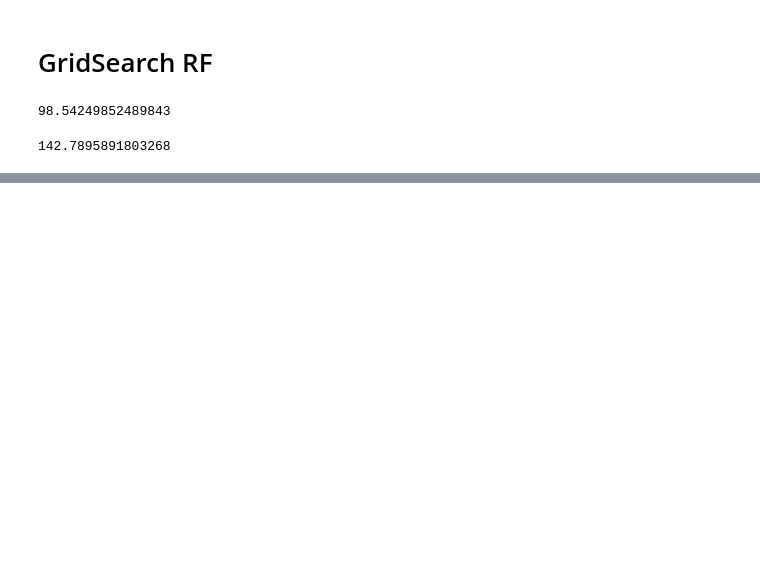
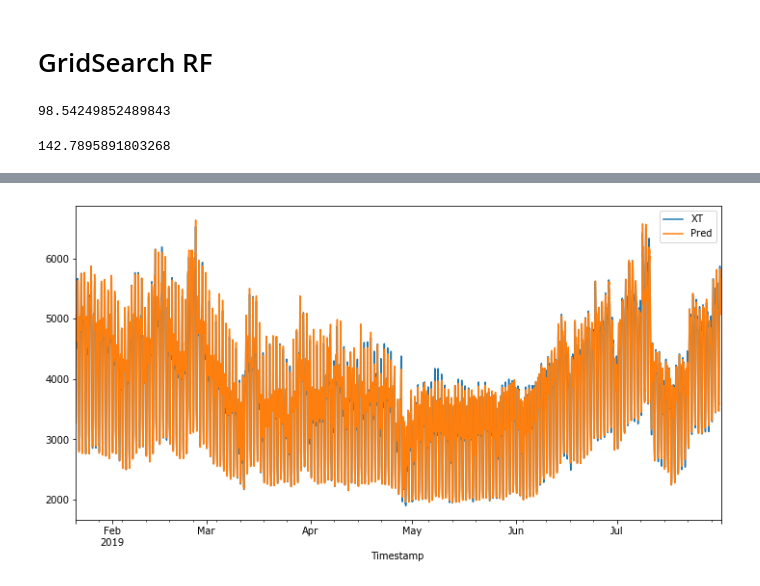
Before and after one commit to Darzan21/Electric-Load-Forecasting, a Jupyter notebook: TestingStuff.ipynb, the cells around one changed output, grey strips where cells are left out. Saved outputs shown, nothing was run; the diff lists cells and outputs as text; code cells hidden in the pictures; blank space fills up the shorter version.

```diff
--- a/TestingStuff.ipynb
+++ b/TestingStuff.ipynb
@@ -1135,0 +1145,13 @@ TheirError
+# %%
+#prediction data maniulation
+t=pd.DataFrame(y_test.index)
+t1=pd.DataFrame({'Pred':y_1})
+result = pd.concat([t, t1], axis=1, sort=False)
+result.set_index('Timestamp',inplace=True)
+# %%
+# Plot our predictions against known values
+ax = y_test['XT'].plot(legend=True,figsize=(12,6))
+result['Pred'].plot(legend=True)
+ax.autoscale(axis='x',tight=True)
+# %% [output]
+[figure, added]
```
Also changed, not shown: parts of 18 cells of this notebook.
